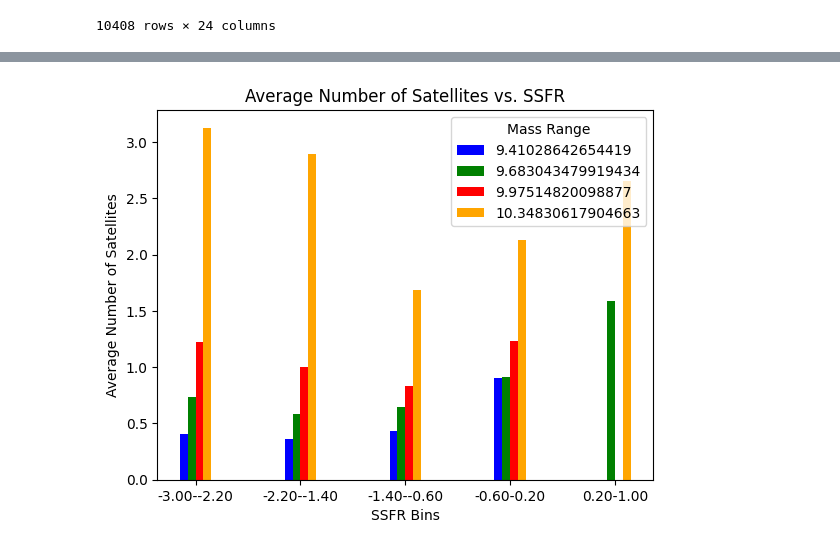
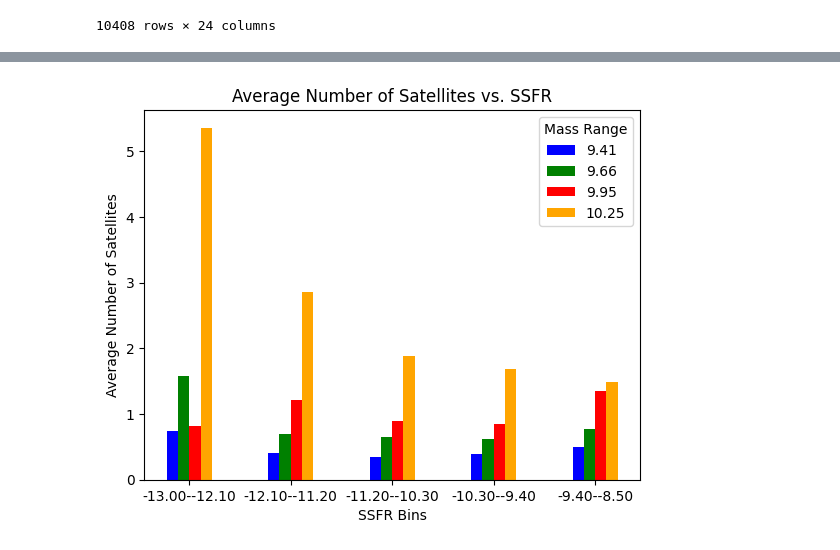
Before and after one commit to harishk30/DwarfGalaxyAnalysis, a Jupyter notebook: SAGAxCM.ipynb, the cells around one changed output, grey strips where cells are left out. Saved outputs shown, nothing was run; the diff lists cells and outputs as text; code cells hidden in the pictures.

```diff
--- a/SAGAxCM.ipynb
+++ b/SAGAxCM.ipynb
@@ -1019,4 +1183,4 @@ hosts_comb
 | 17347 | 0.022561 | 173.538090 | -1.595616 | inf | inf | -inf | 0.500000 | 0.631206 | 62.208527 | ... |
 10408 rows × 24 columns
 # %%
-hosts_comb['SSFR'] = hosts_comb['SFR'] - np.log10(hosts_comb['mass_NSA'])
+hosts_comb['SSFR'] = hosts_comb['SFR'] - hosts_comb['mass_NSA']
@@ -1023,10 +1203,10 @@ hosts_comb['SSFR'] = hosts_comb['SFR'] - np.log10(hosts_comb['mass_NSA'])
 # %%
 sfr = np.array(list(hosts_comb['SSFR']))
-mask = (sfr >= -3) & (sfr <= 1)
+mask = (sfr >= -13) & (sfr <= -8.5)
 filtered_satellites_sfr = satellites[mask]
 filtered_sfr = sfr[mask]
 filtered_masses_sfr = masses[mask]
 # %%
-bins = np.linspace(-3, 1, 6)
+bins = np.linspace(-13, -8.5, 6)
 digitized = np.digitize(filtered_sfr, bins)
 average_satellites = [filtered_satellites_sfr[digitized == i].mean() if len(filtered_satellites_sfr[digitized == i]) > 0 else 0 for i in range(1, len(bins))]
@@ -1033,44 +1222,51 @@ average_satellites = [filtered_satellites_sfr[digitized == i].mean() if len(filt
 # %%
 quartiles = np.percentile(filtered_masses_sfr, [0, 25, 50, 75, 100])
 mass_ranges = [(quartiles[i], quartiles[i+1]) for i in range(len(quartiles)-1)]
-mass_labels = [str(np.median(filtered_masses[(filtered_masses >= mass_range[0]) & (filtered_masses < mass_range[1])])) for mass_range in mass_ranges]
+mass_labels = []
+i = 0
+for mass_range in mass_ranges:
+  x = mass_range[0]
+  if(i == 0):
+    x = -np.inf
+  i += 1
+  mass_labels.append(str(round(np.median(filtered_masses_new[(filtered_masses_new >= x) & (filtered_masses_new <  mass_range[1])]), 2)))
 colors = ['blue', 'green', 'red', 'orange']
 # %%
 fig, ax = plt.subplots()
 
-bar_width = 0.06
+bar_width = 0.10
 offset = -1.5 * bar_width
 i = 0
 for mass_range, color, label in zip(mass_ranges, colors, mass_labels):
     x = mass_range[0]
     if(i == 0):
       x = -np.inf
       i += 1
     mass_mask = (filtered_masses_sfr >= x) & (filtered_masses_sfr < mass_range[1])
     filtered_satellites_mass = filtered_satellites_sfr[mass_mask]
     filtered_sfr_mass = filtered_sfr[mass_mask]
 
     digitized_mass = np.digitize(filtered_sfr_mass, bins)
     average_satellites_mass = [filtered_satellites_mass[digitized_mass == i].mean() if len(filtered_satellites_mass[digitized_mass == i]) > 0 else 0 for i in range(1, len(bins))]
 
     bin_centers = (bins[:-1] + bins[1:]) / 2
 
     ax.bar(bin_centers + offset, average_satellites_mass, width=bar_width, color=color, align='center', label=label)
     offset += bar_width
 
 ax.set_xlabel('SSFR Bins')
 ax.set_ylabel('Average Number of Satellites')
 ax.set_title('Average Number of Satellites vs. SSFR')
 ax.legend(title='Mass Range')
 
 bin_labels = [f'{bins[i]:.2f}-{bins[i+1]:.2f}' for i in range(len(bins)-1)]
 ax.set_xticks(bin_centers)
 ax.set_xticklabels(bin_labels)
 ax.set_ylim(bottom = 0)
 
 plt.show()
 # %% [output]
-[figure, old version]
+[figure, new version]
 # %%
 fig, ax = plt.subplots()
 
```
Also changed, not shown: parts of 12 cells of this notebook.
